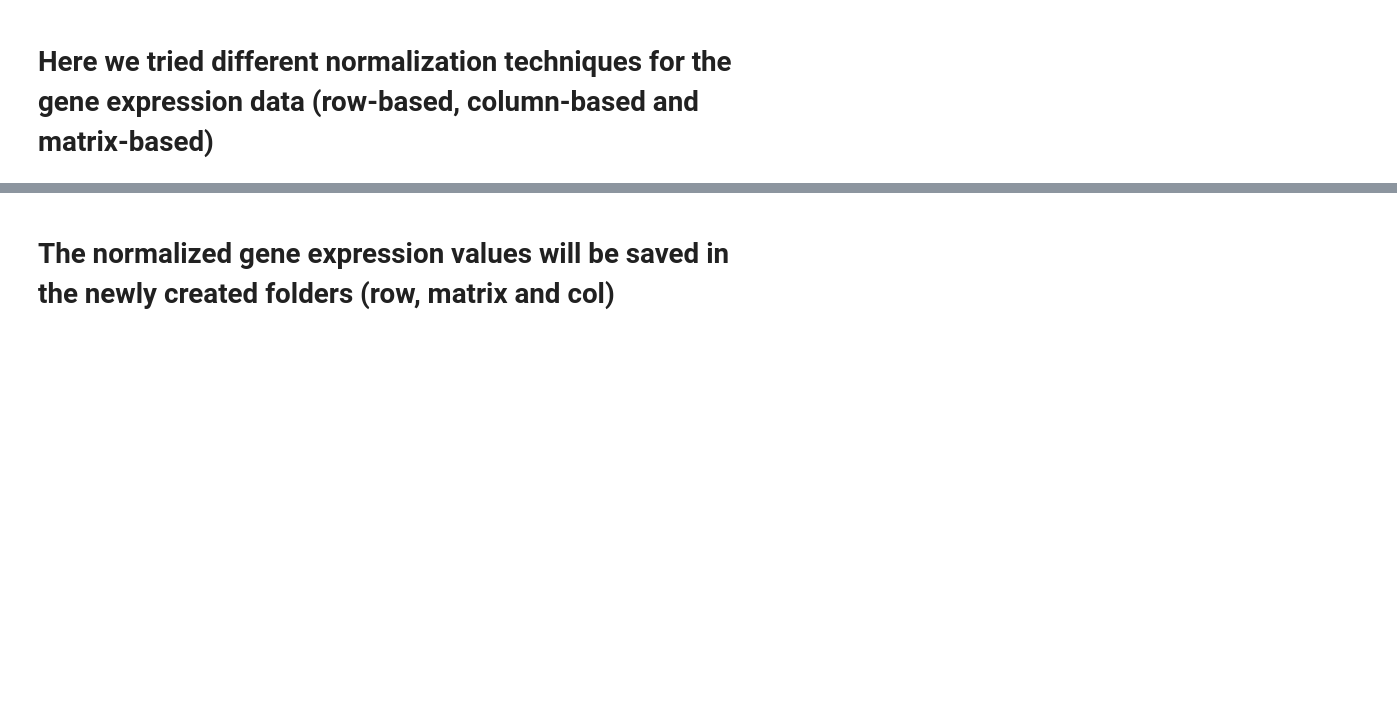
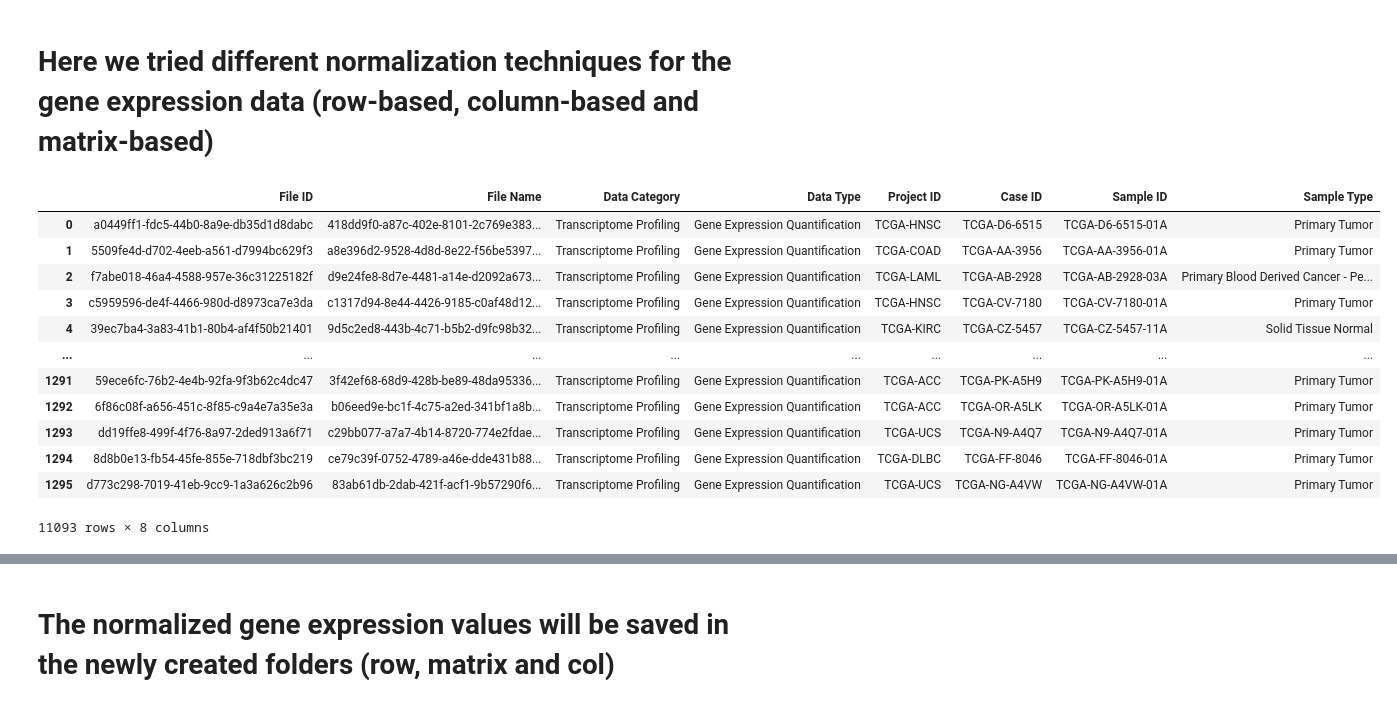
Before and after one commit to bio-ontology-research-group/DeepMOCCA, a Jupyter notebook: step-by-step/preprocess_gene_expression.ipynb, the cells around one changed output, grey strips where cells are left out. Saved outputs shown, nothing was run; the diff lists cells and outputs as text; code cells hidden in the pictures; blank space fills up the shorter version.

```diff
--- a/step-by-step/preprocess_gene_expression.ipynb
+++ b/step-by-step/preprocess_gene_expression.ipynb
@@ -2,4 +2,36 @@
 # Assume that you created a folder for each cancer type and sub-folders inside each of them for (exp, methyl, exp_diff, methyl_diff, vcf, cnv, clinical)
 # %% [markdown]
 # Here we tried different normalization techniques for the gene expression data (row-based, column-based and matrix-based)
+# %%
+import pandas as pd
+import csv
+import numpy as np
+import os
+import glob
+
+names = ["TCGA-BRCA","TCGA-GBM","TCGA-OV","TCGA-LUAD","TCGA-UCEC","TCGA-KIRC","TCGA-HNSC","TCGA-LGG","TCGA-THCA","TCGA-LUSC","TCGA-PRAD","TCGA-SKCM","TCGA-COAD","TCGA-STAD","TCGA-BLCA","TCGA-LIHC","TCGA-CESC","TCGA-KIRP","TCGA-SARC","TCGA-LAML","TCGA-PAAD","TCGA-ESCA","TCGA-PCPG","TCGA-READ","TCGA-TGCT","TCGA-THYM","TCGA-KICH","TCGA-ACC","TCGA-MESO","TCGA-UVM","TCGA-DLBC","TCGA-UCS","TCGA-CHOL"]
+dirFile = 'cancer_types/'
+
+samplesheet1 = pd.read_csv('exp_sample_sheet.1.tsv', index_col=None, header=0, sep='\t')
+# samplesheet1
+
+samplesheet2 = pd.read_csv('exp_sample_sheet.2.tsv', index_col=None, header=0, sep='\t')
+# samplesheet2
+
+my_df = pd.concat([samplesheet1, samplesheet2], axis=0)
+my_df
+# %% [output]
+|  | File ID | File Name | Data Category | Data Type | Project ID | Case ID | Sample ID | Sample Type |
+| 0 | a0449ff1-fdc5-44b0-8a9e-db35d1d8dabc | 418dd9f0-a87c-402e-8101-2c769e383... | Transcriptome Profiling | Gene Expression Quantification | TCGA-HNSC | TCGA-D6-6515 | TCGA-D6-6515-01A | Primary Tumor |
+| 1 | 5509fe4d-d702-4eeb-a561-d7994bc629f3 | a8e396d2-9528-4d8d-8e22-f56be5397... | Transcriptome Profiling | Gene Expression Quantification | TCGA-COAD | TCGA-AA-3956 | TCGA-AA-3956-01A | Primary Tumor |
+| 2 | f7abe018-46a4-4588-957e-36c31225182f | d9e24fe8-8d7e-4481-a14e-d2092a673... | Transcriptome Profiling | Gene Expression Quantification | TCGA-LAML | TCGA-AB-2928 | TCGA-AB-2928-03A | Primary Blood Derived Cancer - Pe... |
+| 3 | c5959596-de4f-4466-980d-d8973ca7e3da | c1317d94-8e44-4426-9185-c0af48d12... | Transcriptome Profiling | Gene Expression Quantification | TCGA-HNSC | TCGA-CV-7180 | TCGA-CV-7180-01A | Primary Tumor |
+| 4 | 39ec7ba4-3a83-41b1-80b4-af4f50b21401 | 9d5c2ed8-443b-4c71-b5b2-d9fc98b32... | Transcriptome Profiling | Gene Expression Quantification | TCGA-KIRC | TCGA-CZ-5457 | TCGA-CZ-5457-11A | Solid Tissue Normal |
+| ... | ... | ... | ... | ... | ... | ... | ... | ... |
+| 1291 | 59ece6fc-76b2-4e4b-92fa-9f3b62c4dc47 | 3f42ef68-68d9-428b-be89-48da95336... | Transcriptome Profiling | Gene Expression Quantification | TCGA-ACC | TCGA-PK-A5H9 | TCGA-PK-A5H9-01A | Primary Tumor |
+| 1292 | 6f86c08f-a656-451c-8f85-c9a4e7a35e3a | b06eed9e-bc1f-4c75-a2ed-341bf1a8b... | Transcriptome Profiling | Gene Expression Quantification | TCGA-ACC | TCGA-OR-A5LK | TCGA-OR-A5LK-01A | Primary Tumor |
+| 1293 | dd19ffe8-499f-4f76-8a97-2ded913a6f71 | c29bb077-a7a7-4b14-8720-774e2fdae... | Transcriptome Profiling | Gene Expression Quantification | TCGA-UCS | TCGA-N9-A4Q7 | TCGA-N9-A4Q7-01A | Primary Tumor |
+| 1294 | 8d8b0e13-fb54-45fe-855e-718dbf3bc219 | ce79c39f-0752-4789-a46e-dde431b88... | Transcriptome Profiling | Gene Expression Quantification | TCGA-DLBC | TCGA-FF-8046 | TCGA-FF-8046-01A | Primary Tumor |
+| 1295 | d773c298-7019-41eb-9cc9-1a3a626c2b96 | 83ab61db-2dab-421f-acf1-9b57290f6... | Transcriptome Profiling | Gene Expression Quantification | TCGA-UCS | TCGA-NG-A4VW | TCGA-NG-A4VW-01A | Primary Tumor |
+11093 rows × 8 columns
 # %%
```
Also changed, not shown: parts of 3 cells of this notebook, 2 other files.
